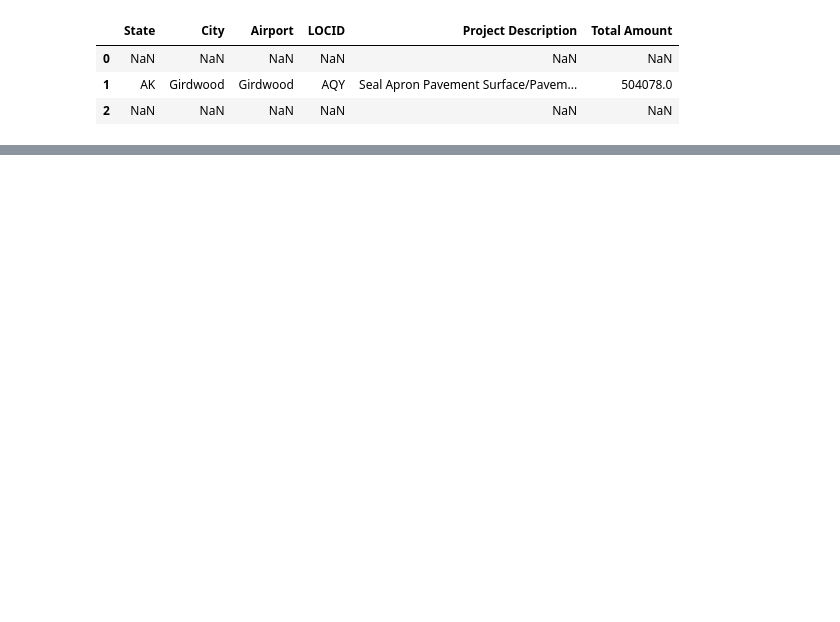
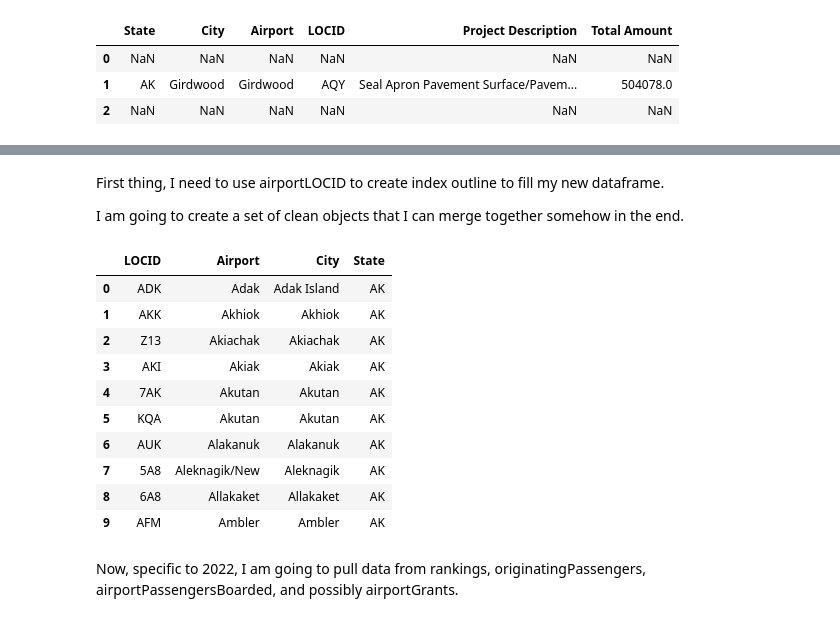
Before and after one commit to lucystorts/386Project, a Jupyter notebook: DataCleaning.ipynb, the cells around one changed output, grey strips where cells are left out. Saved outputs shown, nothing was run; the diff lists cells and outputs as text; code cells hidden in the pictures; blank space fills up the shorter version.

```diff
--- a/DataCleaning.ipynb
+++ b/DataCleaning.ipynb
@@ -159,0 +178,22 @@ airportGrants.head(3)
+# %% [markdown]
+First thing, I need to use airportLOCID to create index outline to fill my new dataframe.
+
+I am going to create a set of clean objects that I can merge together somehow in the end.
+# %%
+columns = ['LOCID', 'Airport','City','State']
+cleanLOCID = pd.concat([airportLOCID['LOCID'], airportLOCID['Airport'],airportLOCID['City'],airportLOCID['State']],axis=1)
+cleanLOCID.head(10)
+# %% [output]
+|  | LOCID | Airport | City | State |
+| 0 | ADK | Adak | Adak Island | AK |
+| 1 | AKK | Akhiok | Akhiok | AK |
+| 2 | Z13 | Akiachak | Akiachak | AK |
+| 3 | AKI | Akiak | Akiak | AK |
+| 4 | 7AK | Akutan | Akutan | AK |
+| 5 | KQA | Akutan | Akutan | AK |
+| 6 | AUK | Alakanuk | Alakanuk | AK |
+| 7 | 5A8 | Aleknagik/New | Aleknagik | AK |
+| 8 | 6A8 | Allakaket | Allakaket | AK |
+| 9 | AFM | Ambler | Ambler | AK |
+# %% [markdown]
+Now, specific to 2022, I am going to pull data from rankings, originatingPassengers, airportPassengersBoarded, and possibly airportGrants.
```
Also changed, not shown: parts of 9 cells of this notebook, 2 other files.
